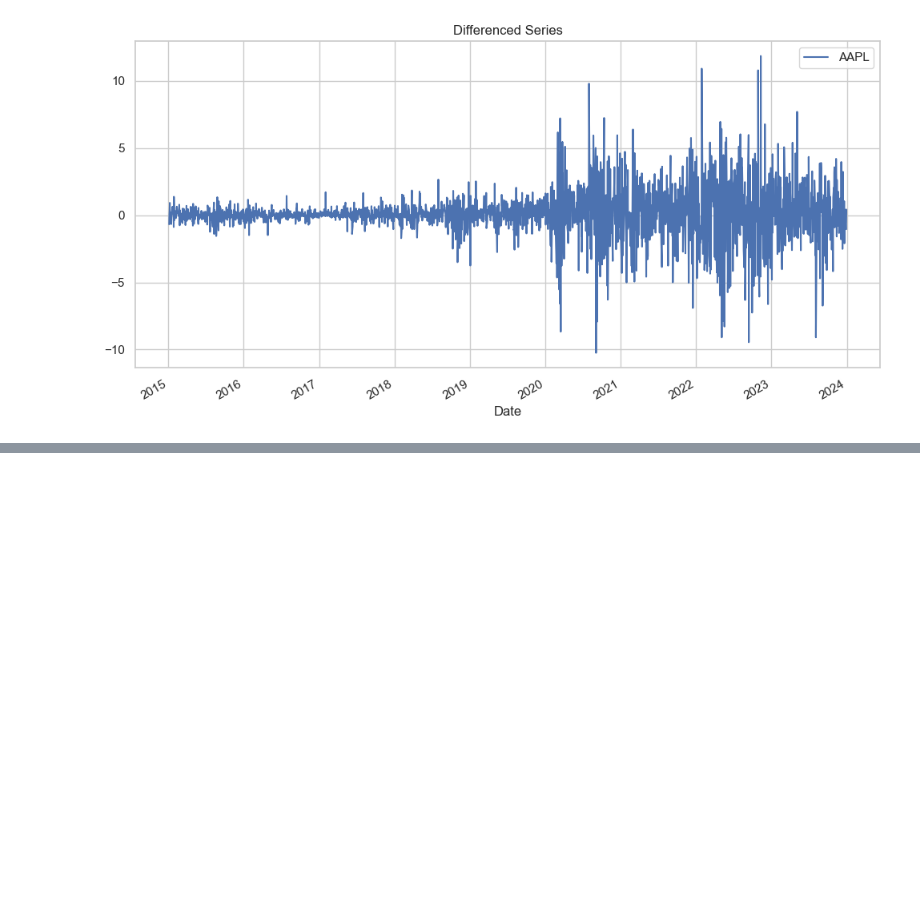
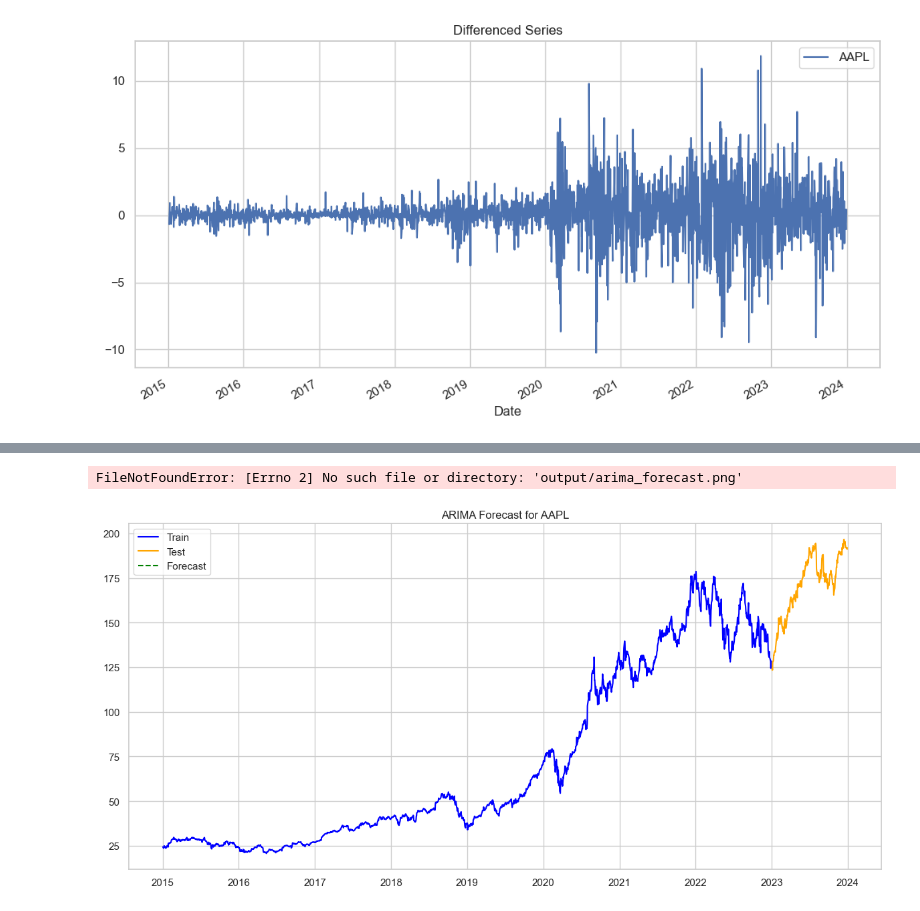
Before and after one commit to micobrien2027/timeseries-forecasting, a Jupyter notebook: notebooks/01_arima_forecasting.ipynb, the cells around one changed output, grey strips where cells are left out. Cells and saved outputs as stored; diff of their text form; code cells hidden in the pictures; blank space fills up the shorter version.

```diff
--- a/notebooks/01_arima_forecasting.ipynb
+++ b/notebooks/01_arima_forecasting.ipynb
@@ -173,11 +232,17 @@ print("Forecast saved to output/predictions.csv")
 # %%
 # Plot forecast vs actual and save
-plt.figure(figsize=(12,6))
-plt.plot(train, label="Train")
-plt.plot(test, label="Test")
-plt.plot(forecast, label="Forecast")
+plt.figure(figsize=(12, 6))
+plt.plot(train, label="Train", color="blue")
+plt.plot(test, label="Test", color="orange")
+plt.plot(forecast, label="Forecast", color="green", linestyle="--")  # Add color & style
+
 plt.title(f"ARIMA Forecast for {ticker}")
 plt.legend()
-plt.savefig("../output/arima_forecast.png")
+plt.grid(True)
+plt.tight_layout()
+plt.savefig("output/arima_forecast.png")  # Use consistent path
 print("Plot saved to output/arima_forecast.png")
 plt.show()
+# %% [output]
+FileNotFoundError: [Errno 2] No such file or directory: 'output/arima_forecast.png'
+[figure, added]
```
Also changed, not shown: parts of 9 cells of this notebook, 2 other files.
